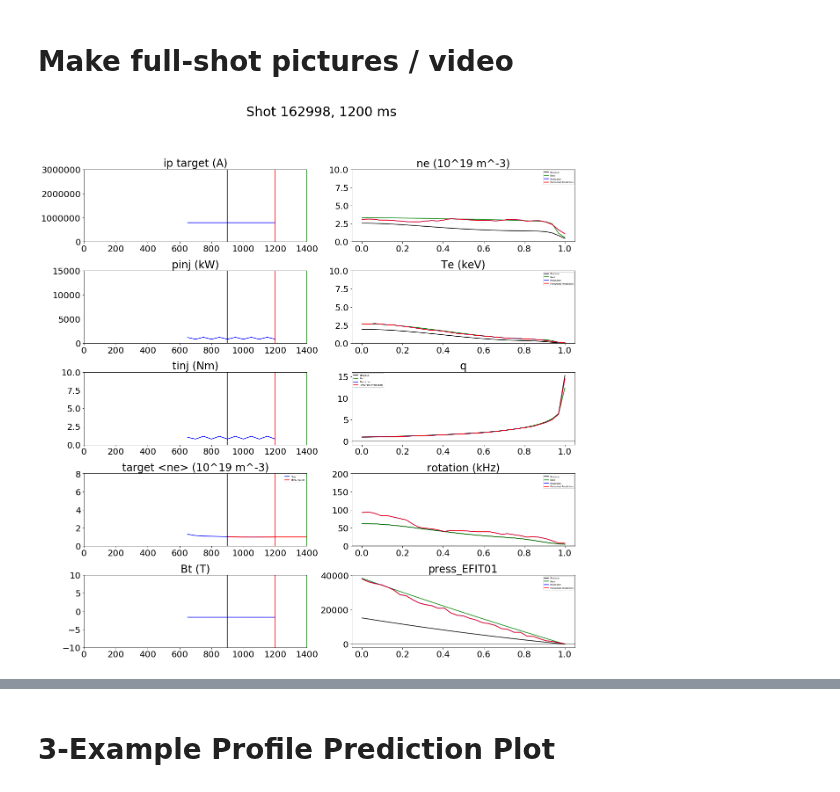
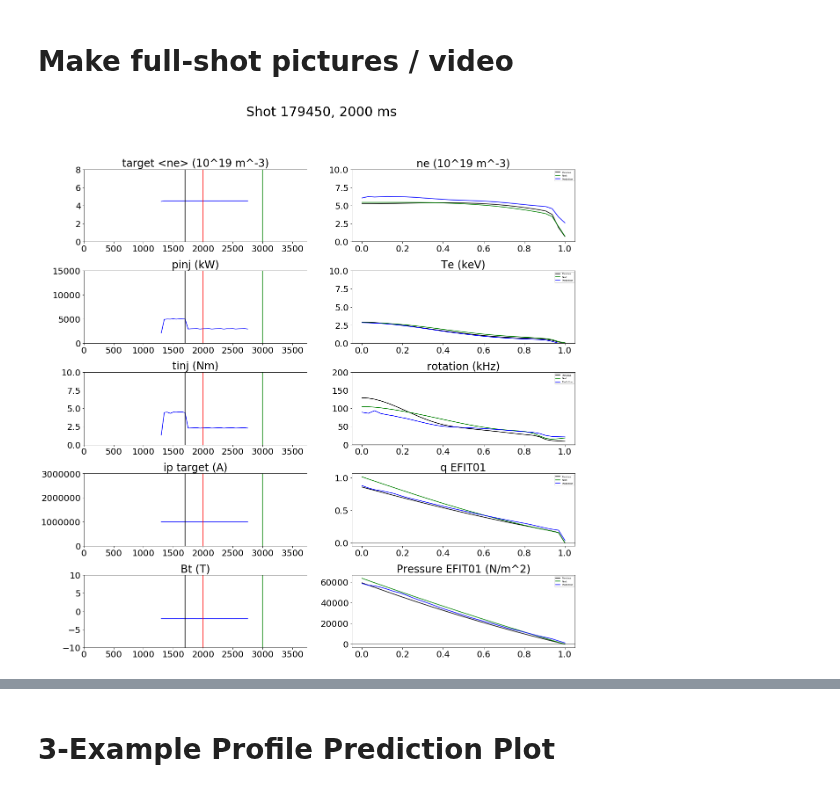
Before and after one commit to PlasmaControl/plasma-profile-predictor, a Jupyter notebook: notebooks/joe_analyze.ipynb, the cells around one changed output, grey strips where cells are left out. Drawn from its saved outputs; the diff is of its cells as text; code cells hidden in the pictures.

```diff
--- a/notebooks/joe_analyze.ipynb
+++ b/notebooks/joe_analyze.ipynb
@@ -41,7 +36,8 @@ plt.rcParams['font.size'] = 20
 # %% [markdown]
 # Analysis
 # %%
-file_path='/home/jabbate/run_results_12_11/model-conv2d_profiles-dens-temp-q_EFIT01-rotation-press_EFIT01_act-curr_target-pinj-tinj-target_density-bt_targ-dens-temp-q_EFIT01-rotation-press_EFIT01_profLB-0_actLB-6_ftop-True_11Dec19-18-30_Scenario-12.h5'
+#file_path='/home/jabbate/run_results_12_11/model-conv2d_profiles-dens-temp-q_EFIT01-rotation-press_EFIT01_act-curr_target-pinj-tinj-target_density-bt_targ-dens-temp-q_EFIT01-rotation-press_EFIT01_profLB-0_actLB-6_ftop-True_11Dec19-18-30_Scenario-12.h5'
+file_path='/projects/EKOLEMEN/profile_predictor/run_results_time_scan/model-conv2d_profiles-dens-temp-rotation-q_EFIT01-press_EFIT01_act-target_density-pinj-tinj-curr_target-bt_22Aug20-07-05_Scenario-118.h5'
 model = keras.models.load_model(file_path, compile=False)
 print('loaded model: ' + file_path.split('/')[-1])
 file_path = file_path[:-3] + '_params.pkl'
@@ -174,3 +101,16 @@ False
+# %%
+data_generator = DataGenerator(valdata,
+                                1, #scenario['batch_size'],
+                                scenario['input_profile_names'],
+                                scenario['actuator_names'],
+                                scenario['target_profile_names'],
+                                scenario['scalar_input_names'],
+                                scenario['lookbacks'],
+                                scenario['lookahead'],
+                                scenario['predict_deltas'],
+                                scenario['profile_downsample'],
+                                shuffle=False,
+                                sample_weights = None)
 # %%
 plt.plot(scenario['history']['val_loss'],label='validation loss')
 plt.plot(scenario['history']['loss'],label='train loss')
@@ -462,12 +378,12 @@ def plot_prediction_for_shot_at_time(shotnum,t,filename=None,denormalized=False,
 # %%
 plt.rcParams["figure.figsize"] = (20,20)
 
-all_shots=np.unique(traindata['shotnum'])
+all_shots=np.unique(valdata['shotnum'])
 shotnum=np.random.choice(all_shots) #179118 160953 169478
 t=np.random.choice([1500,2000,2500])
-plot_prediction_for_shot_at_time(shotnum,t,denormalized=True,changed_input_keys=['target_density'])
+plot_prediction_for_shot_at_time(shotnum,t,denormalized=True,changed_input_keys=[])
 # %% [output]
-[figure, old version]
+[figure, new version]
 # %%
 basedir='/home/jabbate/pics_rotation'
 
```
Also changed, not shown: parts of 12 cells of this notebook, 14 other files.
